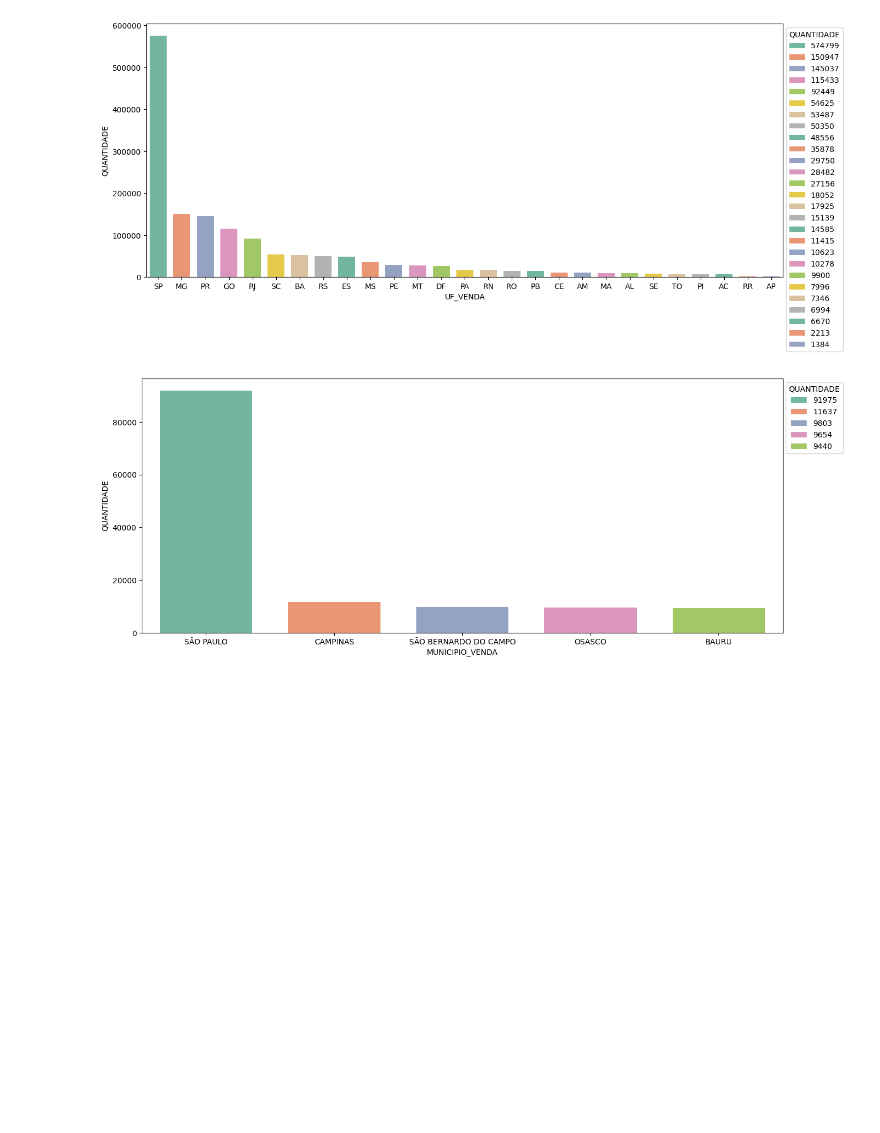
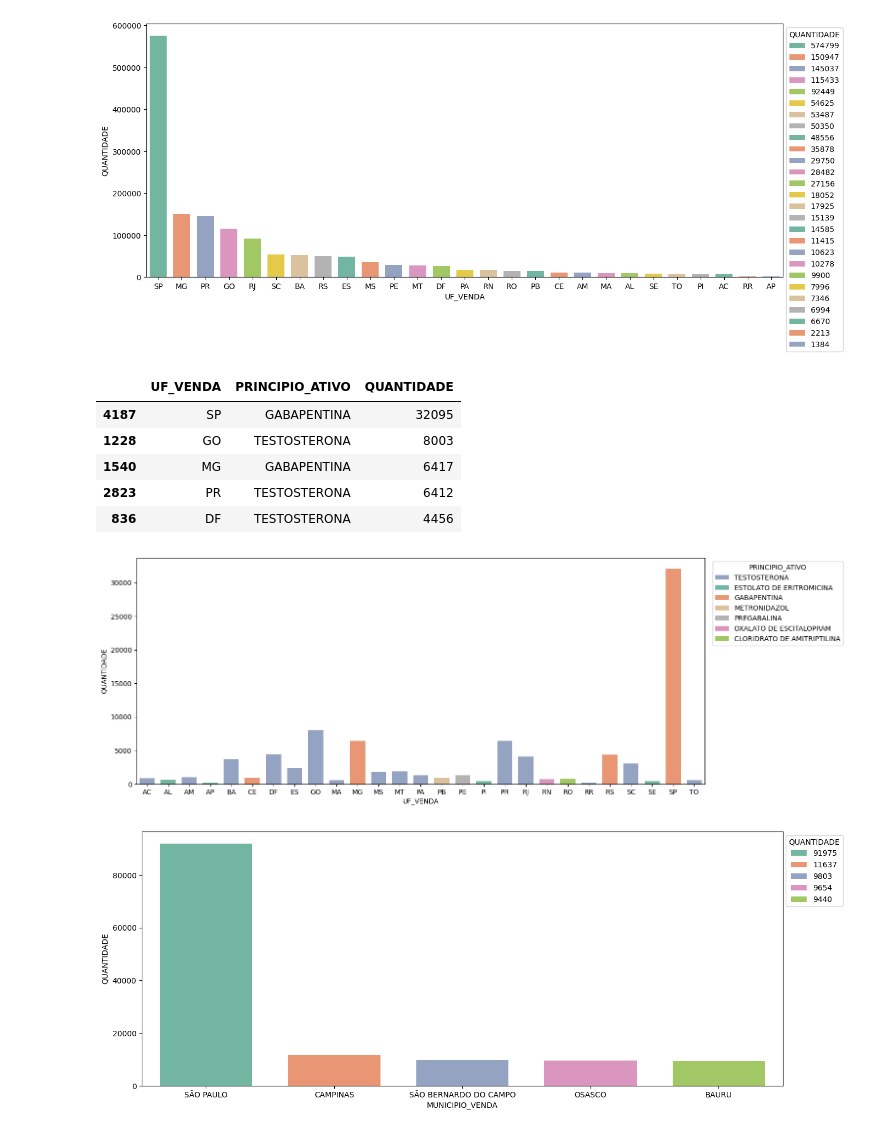
Before and after one commit to AndersonRichard/WorkBigData, a Jupyter notebook: Analise_DataSet.ipynb, the cells around one changed output. Cells and saved outputs as stored; diff of their text form; code cells hidden in the pictures; blank space fills up the shorter version.

```diff
--- a/Analise_DataSet.ipynb
+++ b/Analise_DataSet.ipynb
@@ -100,13 +127,28 @@ sns.move_legend(bp, 'upper right', bbox_to_anchor=(1.1, 1))
 # %% [output]
 [figure]
 # %%
+# Questão 7
+
+# Quais os medicamentos mais vendidos em cada estado durante o inverno?
+import seaborn as sns
 import matplotlib.pyplot as plt
 
-vendas_uf = tabela.query('MES_VENDA >= 6').query('MES_VENDA <= 9').query().groupby('UF_VENDA').size().reset_index(name='QUANTIDADE').sort_values(by='QUANTIDADE', ascending=False)
+medicamento_uf = tabela.query('MES_VENDA >= 6').query('MES_VENDA <= 9').groupby(['UF_VENDA', 'PRINCIPIO_ATIVO']).size().reset_index(name='QUANTIDADE').sort_values(by='QUANTIDADE', ascending=False)
+idx = medicamento_uf.groupby('UF_VENDA')['QUANTIDADE'].idxmax()
+resultado = medicamento_uf.loc[idx]
+display(resultado.sort_values(by='QUANTIDADE', ascending=False).head())
 
 plt.figure(figsize=(15, 6))
-bp = sns.barplot(data=vendas_uf, x='UF_VENDA', y='QUANTIDADE', palette='Set2', hue='QUANTIDADE', hue_order=vendas_uf['QUANTIDADE'], errorbar=None, gap=0.1)
-sns.move_legend(bp, 'upper right', bbox_to_anchor=(1.1, 1))
+bp = sns.barplot(data=resultado, x='UF_VENDA', y='QUANTIDADE', palette='Set2', hue='PRINCIPIO_ATIVO', hue_order=resultado['PRINCIPIO_ATIVO'], errorbar=None, gap=0.1)
+sns.move_legend(bp, 'upper right', bbox_to_anchor=(1.25, 1))
+# %% [output]
+|  | UF_VENDA | PRINCIPIO_ATIVO | QUANTIDADE |
+| 4187 | SP | GABAPENTINA | 32095 |
+| 1228 | GO | TESTOSTERONA | 8003 |
+| 1540 | MG | GABAPENTINA | 6417 |
+| 2823 | PR | TESTOSTERONA | 6412 |
+| 836 | DF | TESTOSTERONA | 4456 |
+[figure, added]
 # %%
 # Questão 7
 
```
Also changed, not shown: parts of 5 cells of this notebook.
